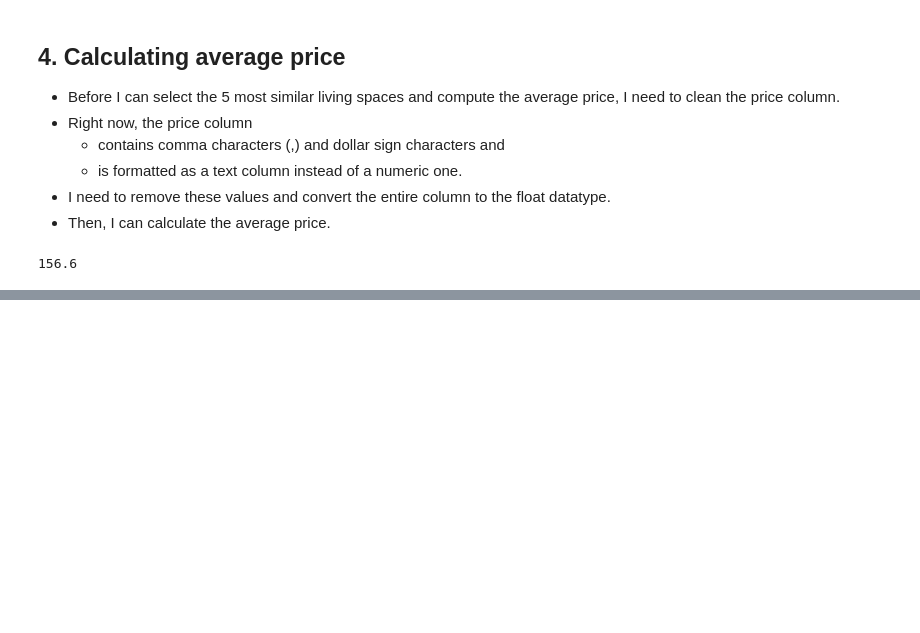
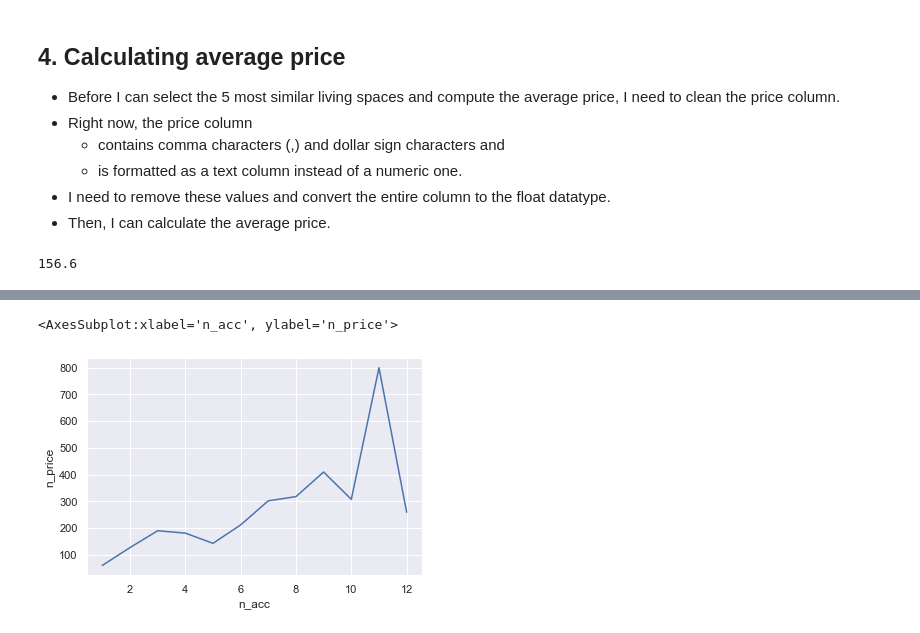
Before and after one commit to harera3/ML_Blueprints, a Jupyter notebook: AirBnB_project.ipynb, the cells around one changed output, grey strips where cells are left out. Saved outputs shown, nothing was run; the diff lists cells and outputs as text; code cells hidden in the pictures; blank space fills up the shorter version.

```diff
--- a/AirBnB_project.ipynb
+++ b/AirBnB_project.ipynb
@@ -215,0 +206,3 @@ TypeError: price_predictor() missing 1 required positional argument: 'listing'
+# %%
+dc1_clean = price_cleaner(dc_1)
+dc1_clean.head()
@@ -215,0 +216,3 @@ TypeError: price_predictor() missing 1 required positional argument: 'listing'
+# %%
+dc1_sorted = random_sorter(dc1_clean)
+dc1_sorted.head()
@@ -215,0 +233,22 @@ TypeError: price_predictor() missing 1 required positional argument: 'listing'
+# %%
+# create a new dataframe
+listings = pd.DataFrame()
+
+# add column of n people to accomodate
+listings['n_acc'] = np.arange(1,13)
+# %%
+# create empty list to populate calculated prices
+m_list = []
+for n in np.arange(1,13):
+    m = price_predictor(dc1_sorted, n)
+    m_list.append(m)
+
+# new dataframe for prices
+listings_ = pd.DataFrame()
+listings_['n_price'] = m_list
+
+# add prices to listings df
+listings['n_price'] = listings_['n_price']
+
+# show listings
+listings
@@ -215,0 +269,8 @@ TypeError: price_predictor() missing 1 required positional argument: 'listing'
+# %%
+import seaborn as sns; sns.set()
+import matplotlib.pyplot as plt
+
+sns.lineplot(x='n_acc', y='n_price', data=listings)
+# %% [output]
+<AxesSubplot:xlabel='n_acc', ylabel='n_price'>
+[figure, added]
```
Also changed, not shown: parts of 9 cells of this notebook.
